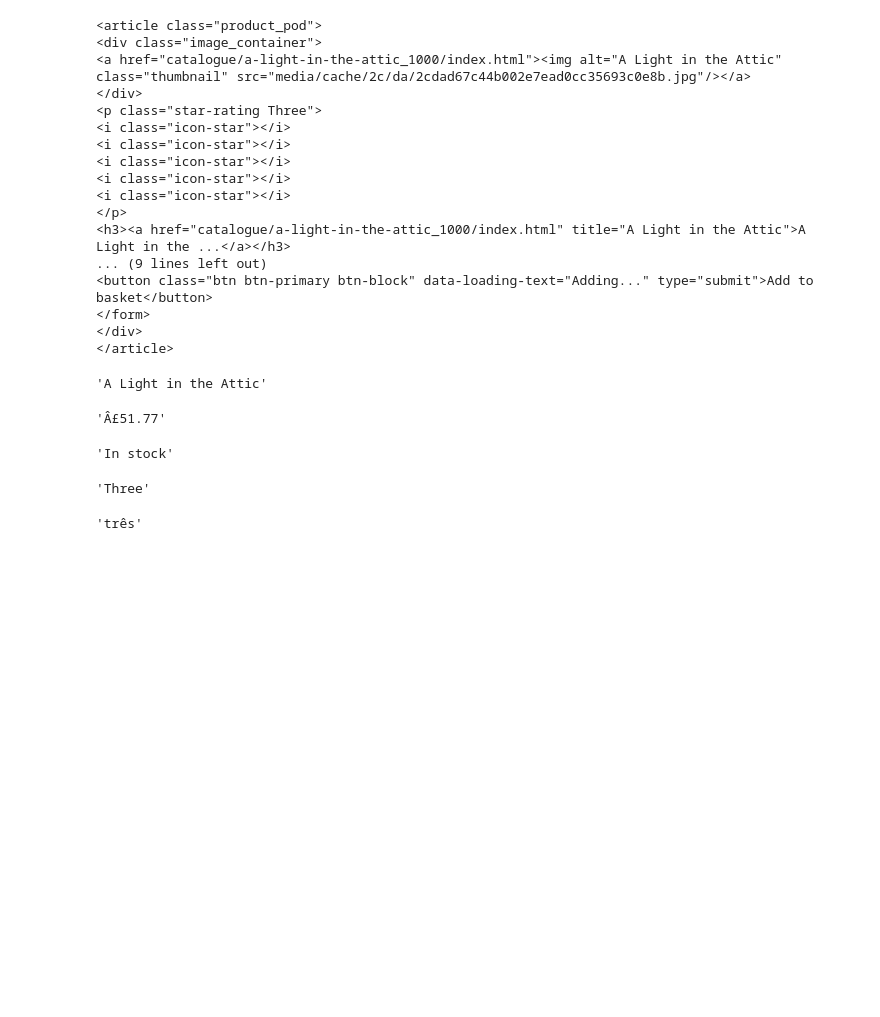
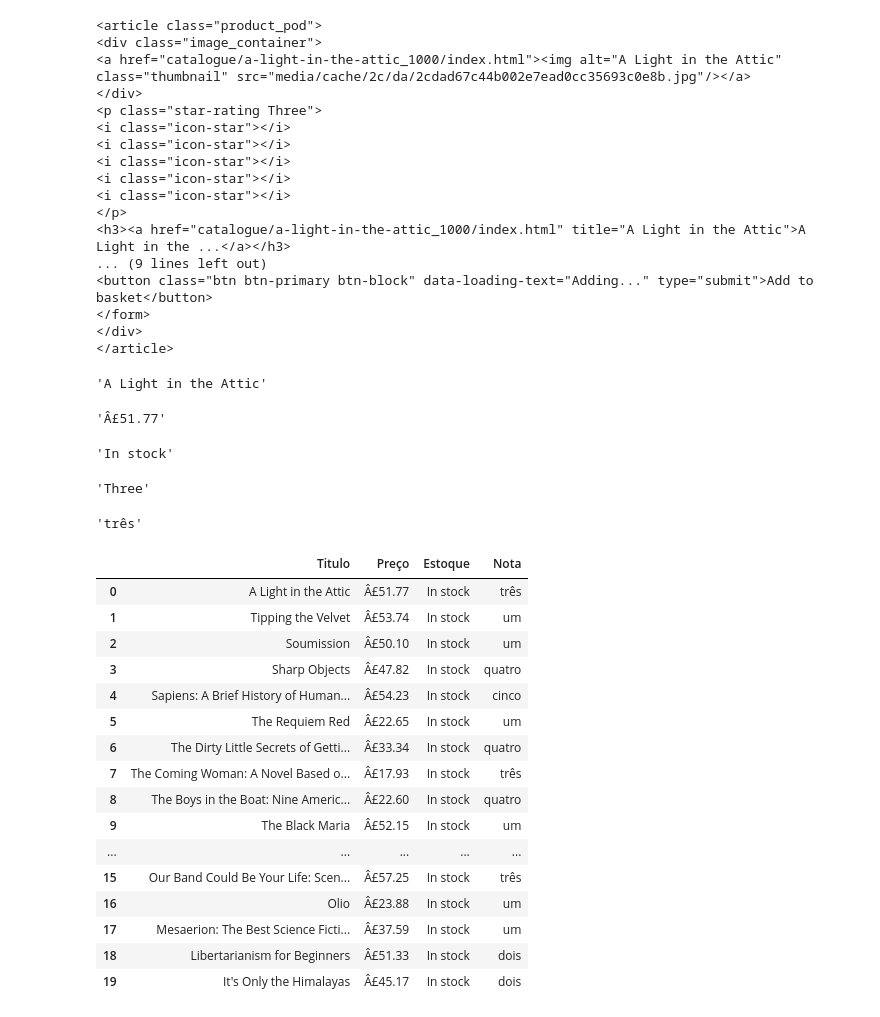
Before and after one commit to PedroIsacS/data_science_aulas, a Jupyter notebook: web_scraping.ipynb, the cells around one changed output. Drawn from its saved outputs; the diff is of its cells as text; code cells hidden in the pictures; blank space fills up the shorter version.

```diff
--- a/web_scraping.ipynb
+++ b/web_scraping.ipynb
@@ -102,0 +110,40 @@ traduzir_numero(star.get('class')[1].lower())
+# %%
+ls_titulo = []
+ls_preco = []
+ls_estoque = []
+ls_nota = []
+
+for book in soup.select('article.product_pod'):
+  ls_titulo.append(book.h3.a['title'])
+  ls_preco.append(book.select_one('p.price_color').text)
+  ls_estoque.append(book.select_one('p.instock.availability').text.strip())
+
+  # Pegar a estrela
+  star = book.select_one('p.star-rating')
+  ls_nota.append(traduzir_numero(star.get('class')[1].lower()))
+
+pagina = pd.DataFrame({'Titulo': ls_titulo,
+                       'Preço': ls_preco,
+                       'Estoque': ls_estoque,
+                       'Nota': ls_nota
+                       })
+# %%
+pagina
+# %% [output]
+|  | Titulo | Preço | Estoque | Nota |
+| 0 | A Light in the Attic | Â£51.77 | In stock | três |
+| 1 | Tipping the Velvet | Â£53.74 | In stock | um |
+| 2 | Soumission | Â£50.10 | In stock | um |
+| 3 | Sharp Objects | Â£47.82 | In stock | quatro |
+| 4 | Sapiens: A Brief History of Human... | Â£54.23 | In stock | cinco |
+| 5 | The Requiem Red | Â£22.65 | In stock | um |
+| 6 | The Dirty Little Secrets of Getti... | Â£33.34 | In stock | quatro |
+| 7 | The Coming Woman: A Novel Based o... | Â£17.93 | In stock | três |
+| 8 | The Boys in the Boat: Nine Americ... | Â£22.60 | In stock | quatro |
+| 9 | The Black Maria | Â£52.15 | In stock | um |
+| ... | ... | ... | ... | ... |
+| 15 | Our Band Could Be Your Life: Scen... | Â£57.25 | In stock | três |
+| 16 | Olio | Â£23.88 | In stock | um |
+| 17 | Mesaerion: The Best Science Ficti... | Â£37.59 | In stock | um |
+| 18 | Libertarianism for Beginners | Â£51.33 | In stock | dois |
+| 19 | It's Only the Himalayas | Â£45.17 | In stock | dois |
```
Also changed, not shown: parts of 4 cells of this notebook.
